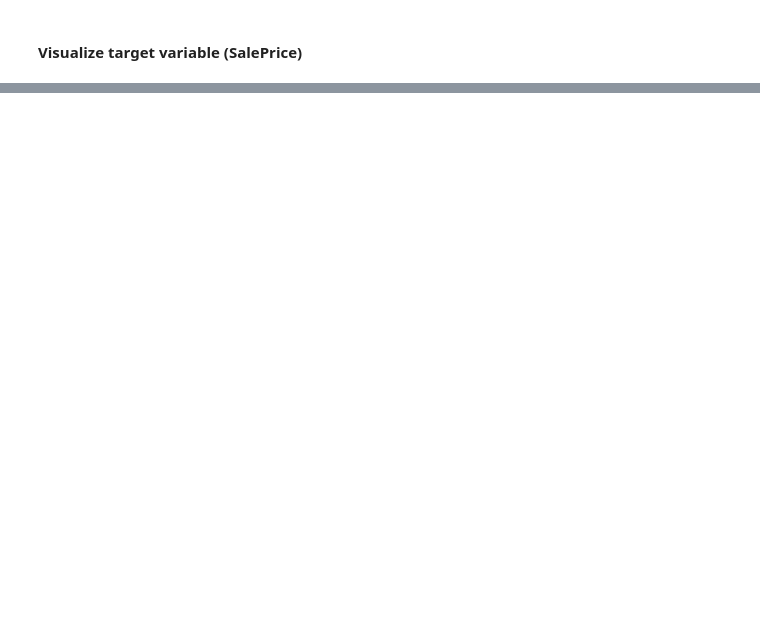
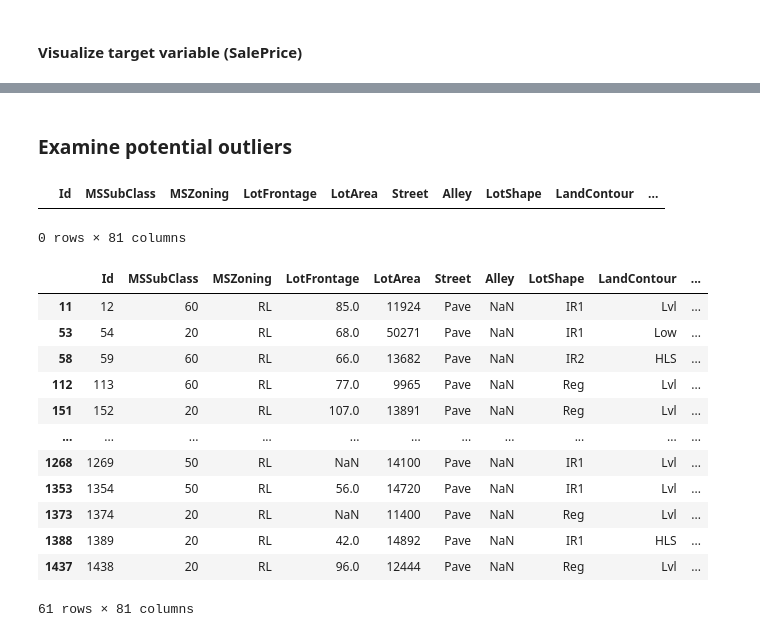
Before and after one commit to vbabashov/house-prices, a Jupyter notebook: price_prediction_EDA.ipynb, the cells around one changed output, grey strips where cells are left out. Saved outputs shown, nothing was run; the diff lists cells and outputs as text; code cells hidden in the pictures; blank space fills up the shorter version.

```diff
--- a/price_prediction_EDA.ipynb
+++ b/price_prediction_EDA.ipynb
@@ -215,0 +255,25 @@ plt.show()
+# %% [markdown]
+### Examine potential outliers
+# %%
+#check potential outlier below lower bound
+df_train[df_train.SalePrice < 3937.5]
+# %% [output]
+|  | Id | MSSubClass | MSZoning | LotFrontage | LotArea | Street | Alley | LotShape | LandContour | ... |
+0 rows × 81 columns
+# %%
+#check potential outlier above upper bound
+df_train[df_train.SalePrice > 340037.5]
+# %% [output]
+|  | Id | MSSubClass | MSZoning | LotFrontage | LotArea | Street | Alley | LotShape | LandContour | ... |
+| 11 | 12 | 60 | RL | 85.0 | 11924 | Pave | NaN | IR1 | Lvl | ... |
+| 53 | 54 | 20 | RL | 68.0 | 50271 | Pave | NaN | IR1 | Low | ... |
+| 58 | 59 | 60 | RL | 66.0 | 13682 | Pave | NaN | IR2 | HLS | ... |
+| 112 | 113 | 60 | RL | 77.0 | 9965 | Pave | NaN | Reg | Lvl | ... |
+| 151 | 152 | 20 | RL | 107.0 | 13891 | Pave | NaN | Reg | Lvl | ... |
+| ... | ... | ... | ... | ... | ... | ... | ... | ... | ... | ... |
+| 1268 | 1269 | 50 | RL | NaN | 14100 | Pave | NaN | IR1 | Lvl | ... |
+| 1353 | 1354 | 50 | RL | 56.0 | 14720 | Pave | NaN | IR1 | Lvl | ... |
+| 1373 | 1374 | 20 | RL | NaN | 11400 | Pave | NaN | Reg | Lvl | ... |
+| 1388 | 1389 | 20 | RL | 42.0 | 14892 | Pave | NaN | IR1 | HLS | ... |
+| 1437 | 1438 | 20 | RL | 96.0 | 12444 | Pave | NaN | Reg | Lvl | ... |
+61 rows × 81 columns
```
Also changed, not shown: parts of 9 cells of this notebook.
